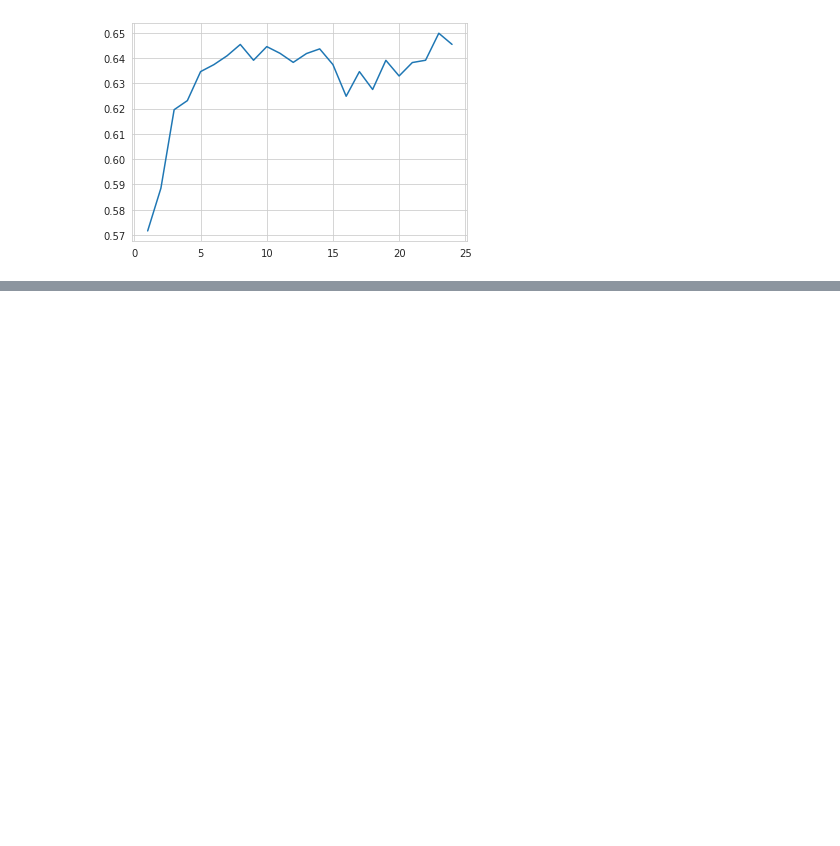
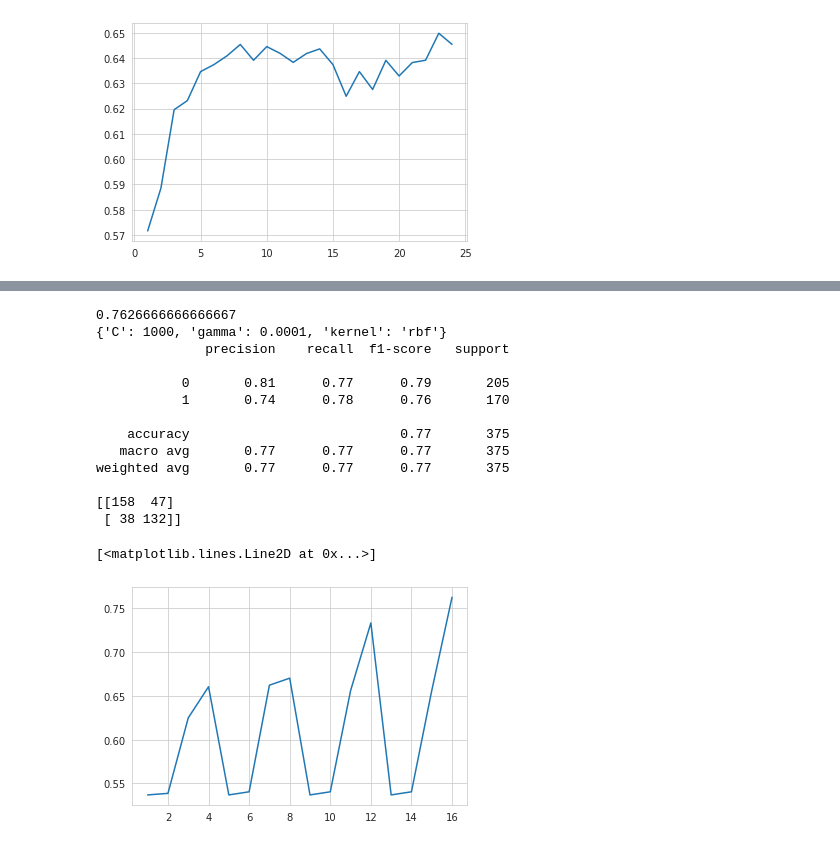
Before and after one commit to ab17254/ce802, a Jupyter notebook: CE802_P2_Notebook.ipynb, the cells around one changed output, grey strips where cells are left out. Saved outputs shown, nothing was run; the diff lists cells and outputs as text; code cells hidden in the pictures; blank space fills up the shorter version.

```diff
--- a/CE802_P2_Notebook.ipynb
+++ b/CE802_P2_Notebook.ipynb
@@ -185,0 +186,8 @@ plt.plot(np.arange(1,25), knn_cv.cv_results_['mean_test_score'])
+# %%
+# svc classifier
+svcmod = SVC(gamma='auto')
+svcmod.fit(x_train, y_train)
+svc_pred = svcmod.predict(x_test)
+print(confusion_matrix(y_test, svc_pred))
+print(classification_report(y_test, svc_pred))
+print("Accuracy:",metrics.accuracy_score(y_test, svc_pred))
@@ -185,0 +207,29 @@ plt.plot(np.arange(1,25), knn_cv.cv_results_['mean_test_score'])
+# %%
+# svc classifier with param tuning
+param_grid_svm = {'C':[1,10,100,1000],
+                  'gamma':[1,0.1,0.001,0.0001],
+                  'kernel':['rbf']}
+svc_cv = GridSearchCV(SVC(), param_grid_svm, refit=True)
+svc_cv.fit(x_train, y_train)
+print(svc_cv.best_score_)
+print(svc_cv.best_params_)
+pred_svc = svc_cv.predict(x_test)
+print(classification_report(y_test, pred_svc))
+print(confusion_matrix(y_test, pred_svc))
+plt.plot(np.arange(1,17), svc_cv.cv_results_['mean_test_score'])
+# %% [output]
+0.7626666666666667
+{'C': 1000, 'gamma': 0.0001, 'kernel': 'rbf'}
+              precision    recall  f1-score   support
+
+           0       0.81      0.77      0.79       205
+           1       0.74      0.78      0.76       170
+
+    accuracy                           0.77       375
+   macro avg       0.77      0.77      0.77       375
+weighted avg       0.77      0.77      0.77       375
+
+[[158  47]
+ [ 38 132]]
+[<matplotlib.lines.Line2D at 0x...>]
+[figure, added]
```
Also changed, not shown: parts of 8 cells of this notebook.
